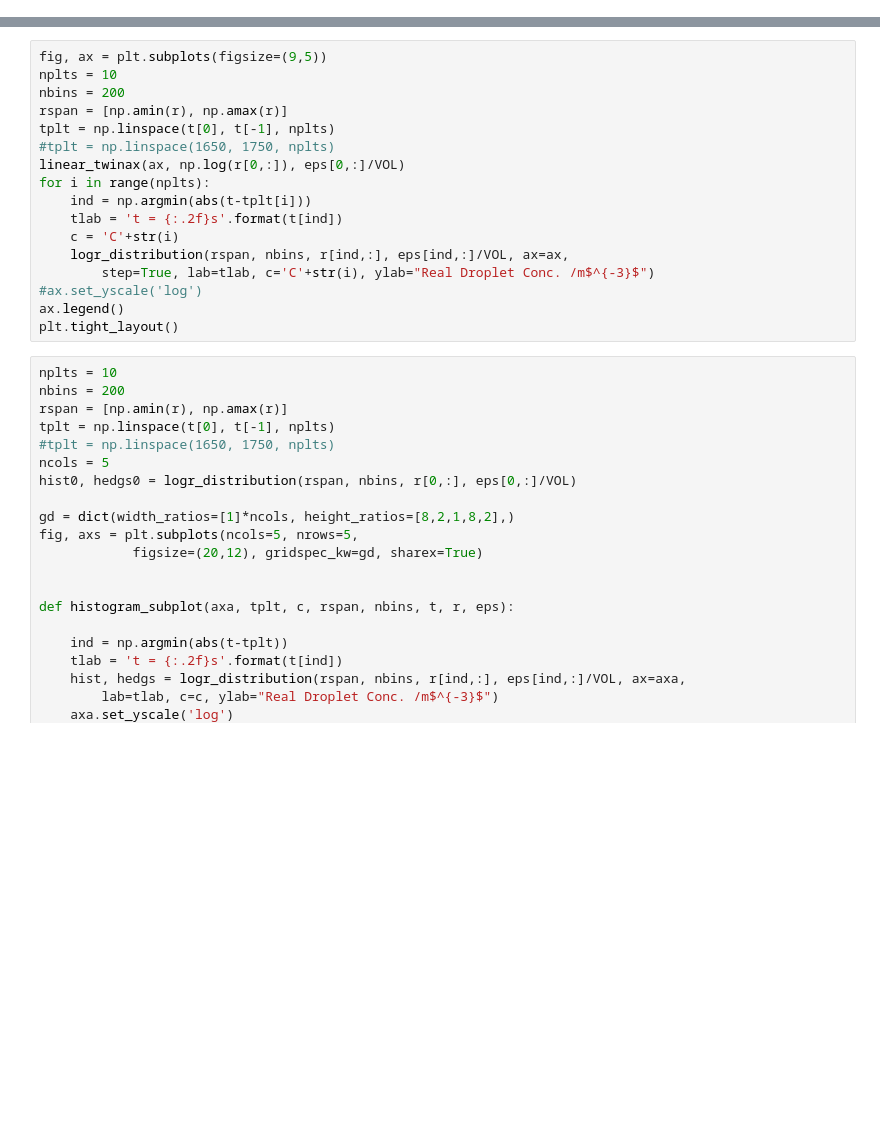
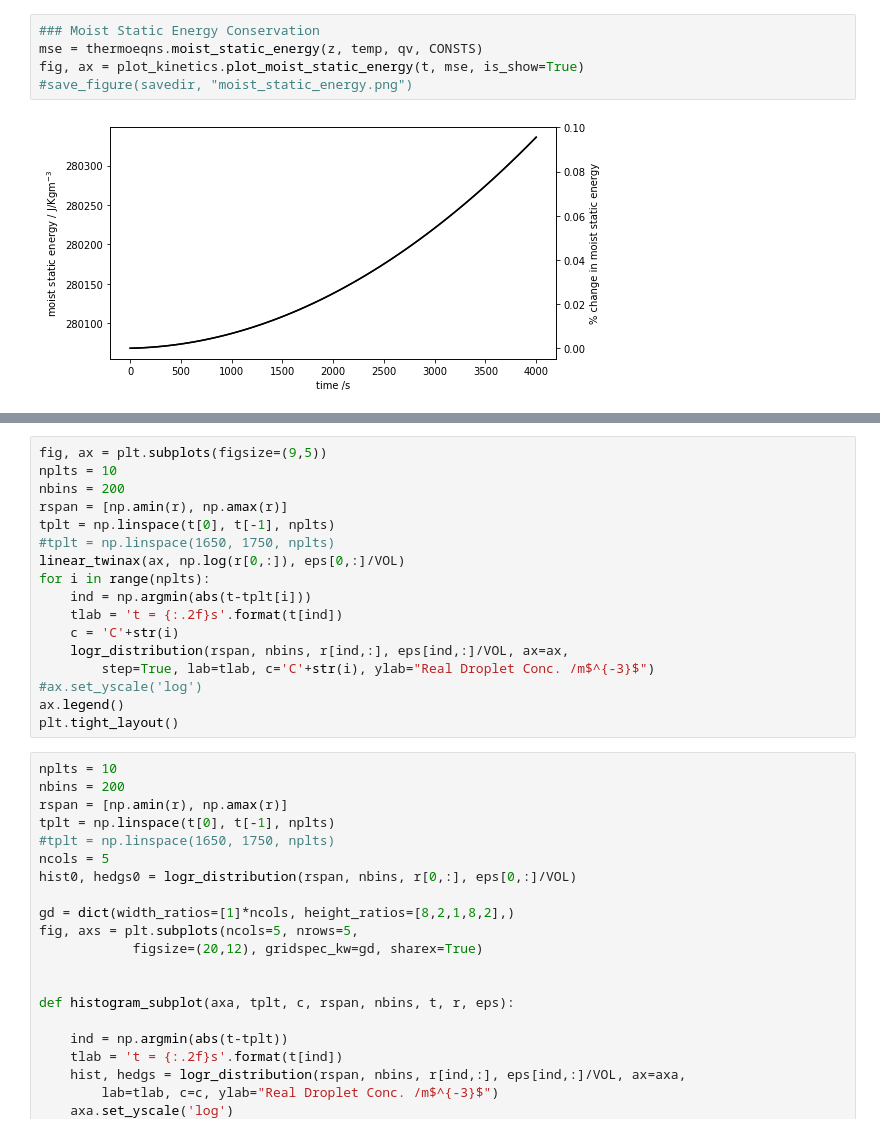
Before and after one commit to yoctoyotta1024/clara-bayley-superdroplets, a Jupyter notebook: version2/pythonmodule4v2/plot_csv.ipynb, the cells around one changed output, grey strips where cells are left out. Drawn from its saved outputs; the diff is of its cells as text; blank space fills up the shorter version.

```diff
--- a/version2/pythonmodule4v2/plot_csv.ipynb
+++ b/version2/pythonmodule4v2/plot_csv.ipynb
@@ -193,0 +79,7 @@ plt.show()
+# %%
+### Moist Static Energy Conservation
+mse = thermoeqns.moist_static_energy(z, temp, qv, CONSTS)
+fig, ax = plot_kinetics.plot_moist_static_energy(t, mse, is_show=True)
+#save_figure(savedir, "moist_static_energy.png")
+# %% [output]
+[figure, added]
```
Also changed, not shown: parts of 13 cells of this notebook, 10 other files.
